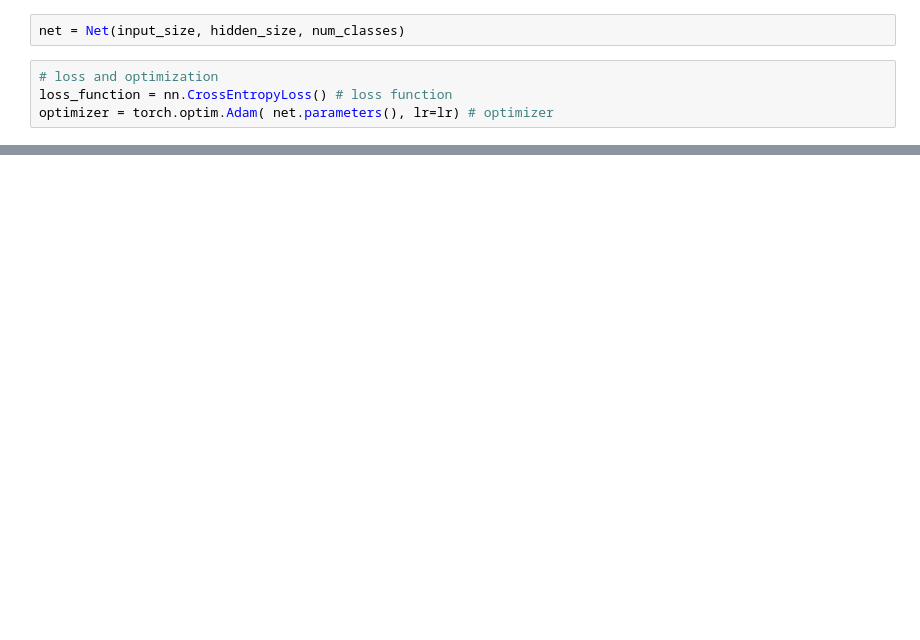
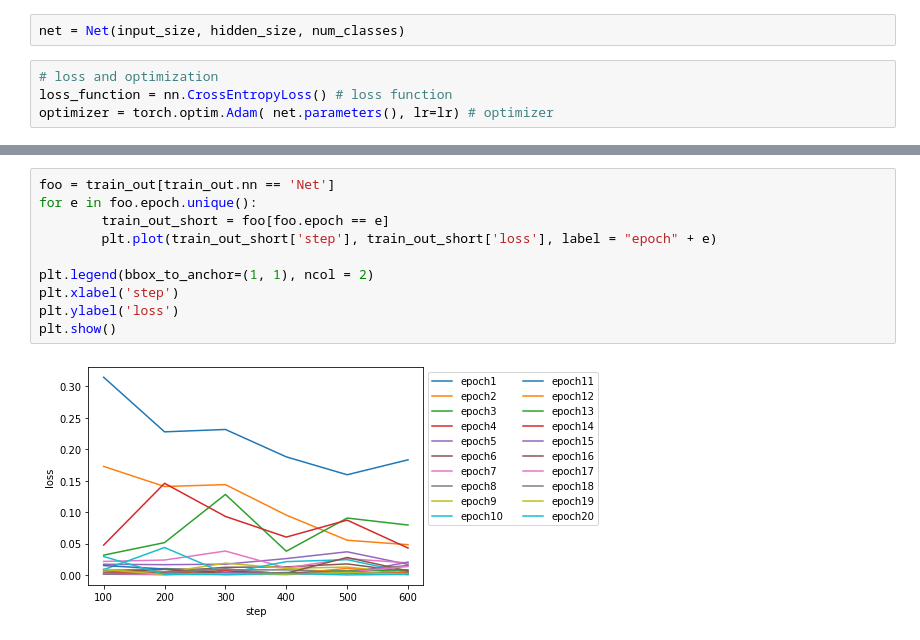
Before and after one commit to JackyLChow/Neural_Network_Classification, a Jupyter notebook: practice/pytorch_prac_jlc.ipynb, the cells around one changed output, grey strips where cells are left out. Cells and saved outputs as stored; diff of their text form; blank space fills up the shorter version.

```diff
--- a/practice/pytorch_prac_jlc.ipynb
+++ b/practice/pytorch_prac_jlc.ipynb
@@ -89,0 +138,12 @@ train_out.to_csv('output/train_out.csv', index = False)
+# %%
+foo = train_out[train_out.nn == 'Net']
+for e in foo.epoch.unique():
+        train_out_short = foo[foo.epoch == e]
+        plt.plot(train_out_short['step'], train_out_short['loss'], label = "epoch" + e)
+
+plt.legend(bbox_to_anchor=(1, 1), ncol = 2)
+plt.xlabel('step')
+plt.ylabel('loss')
+plt.show()
+# %% [output]
+[figure, added]
```
Also changed, not shown: parts of 12 cells of this notebook, 2 other files.
